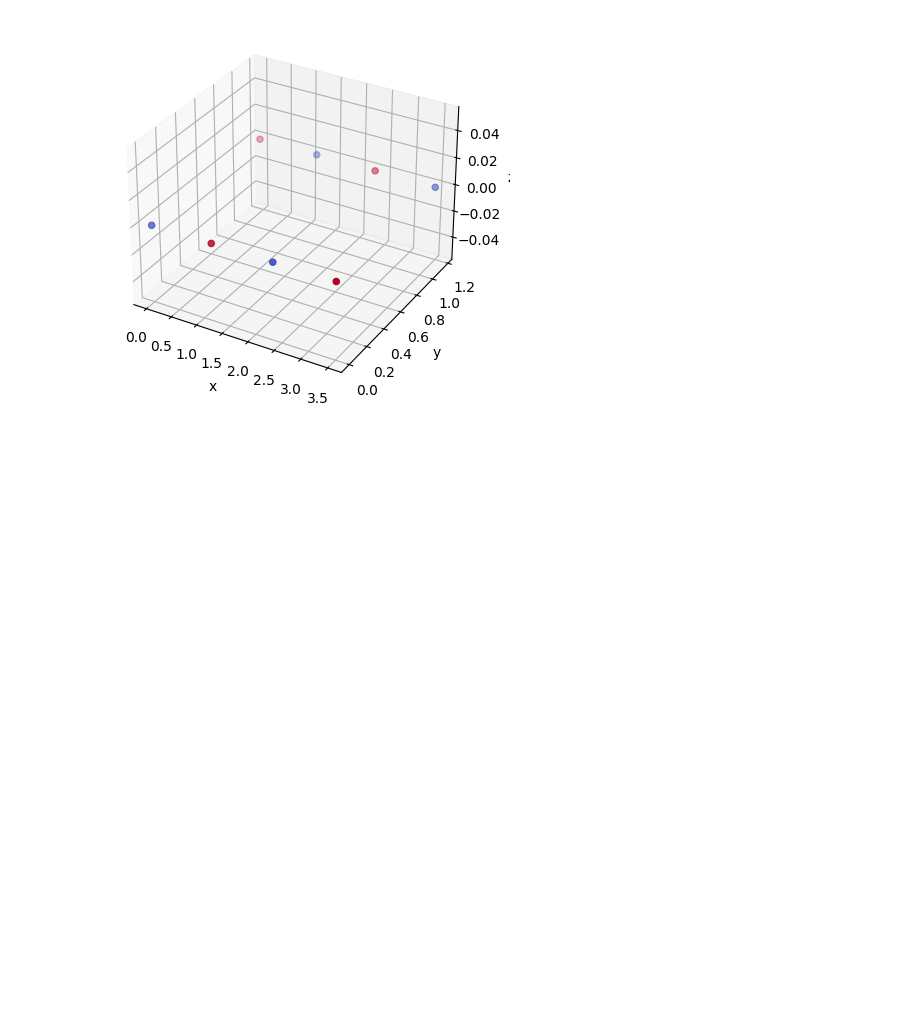
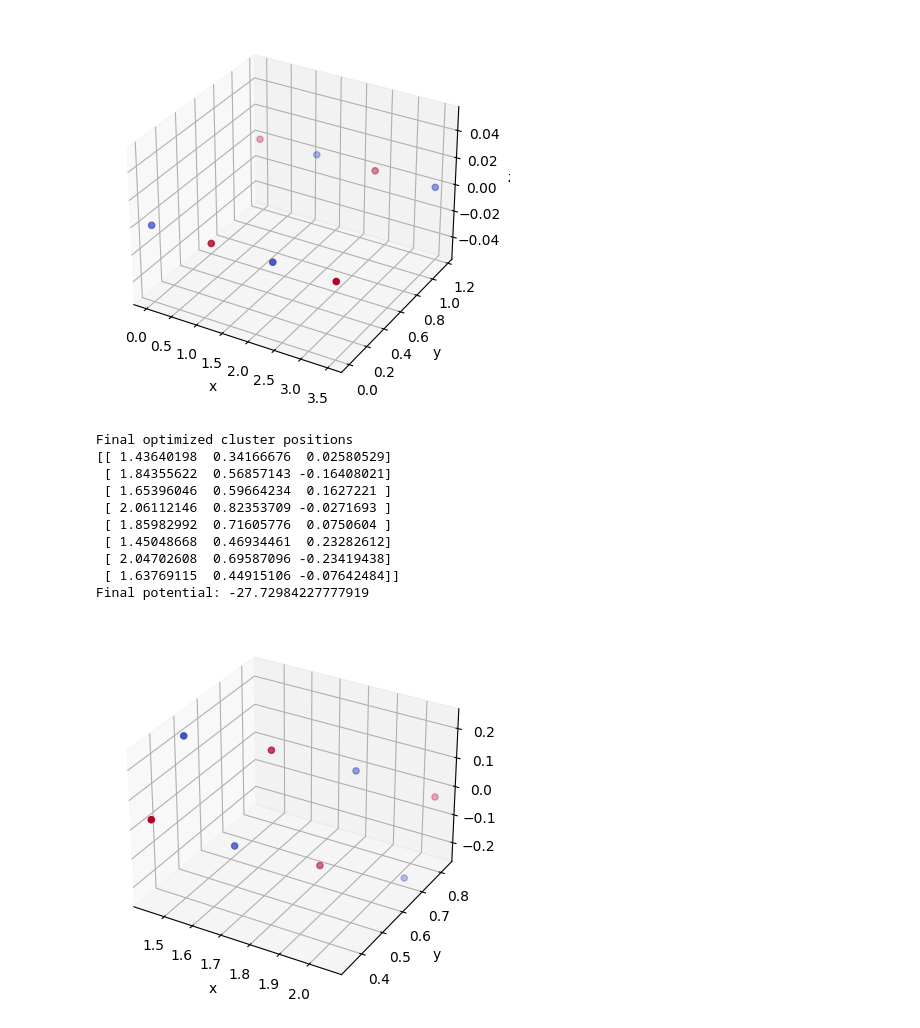
Before and after one commit to ubsuny/23-Homework7G3, a Jupyter notebook: rectangle.ipynb, the cells around one changed output. Cells and saved outputs as stored; diff of their text form; code cells hidden in the pictures; blank space fills up the shorter version.

```diff
--- a/rectangle.ipynb
+++ b/rectangle.ipynb
@@ -103,3 +103,32 @@ initial positions flattened shape:
  3.5        1.16666667 0.         2.33333333 0.         0.        ]
 initial V  : -6.878062720003421
 [figure]
+# %%
+res = scipy.optimize.minimize( fun=cluster, x0=vals_init, tol=1e-3, method="BFGS")
+cluster.set_vals(res.x)  # For some reason, "minimize" is not updating the class at the last iteration
+print ("Final optimized cluster positions")
+print(cluster.positions)
+print("Final potential:", res.fun)
+
+fig = plt.figure()
+ax = fig.add_subplot(111, projection='3d')
+
+charges = cluster.charges
+x,y,z = cluster.positions[:, 0], cluster.positions[:, 1], cluster.positions[:, 2]
+ax.scatter( x,y,z, c=charges, cmap='coolwarm' )
+ax.set_xlabel('x')
+ax.set_ylabel('y')
+ax.set_zlabel('z')
+plt.show()
+# %% [output]
+Final optimized cluster positions
+[[ 1.43640198  0.34166676  0.02580529]
+ [ 1.84355622  0.56857143 -0.16408021]
+ [ 1.65396046  0.59664234  0.1627221 ]
+ [ 2.06112146  0.82353709 -0.0271693 ]
+ [ 1.85982992  0.71605776  0.0750604 ]
+ [ 1.45048668  0.46934461  0.23282612]
+ [ 2.04702608  0.69587096 -0.23419438]
+ [ 1.63769115  0.44915106 -0.07642484]]
+Final potential: -27.72984227777919
+[figure, added]
```
